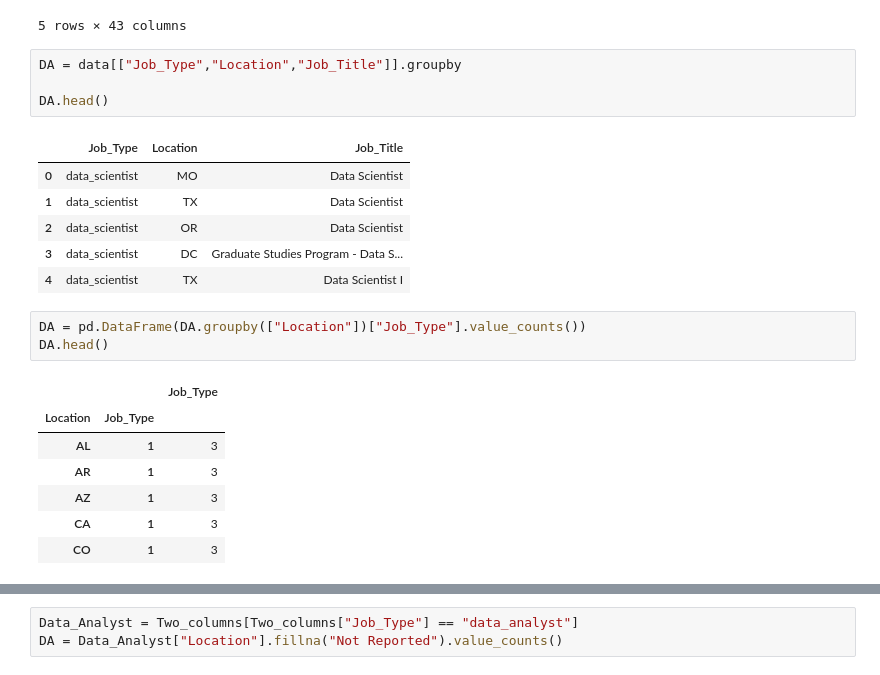
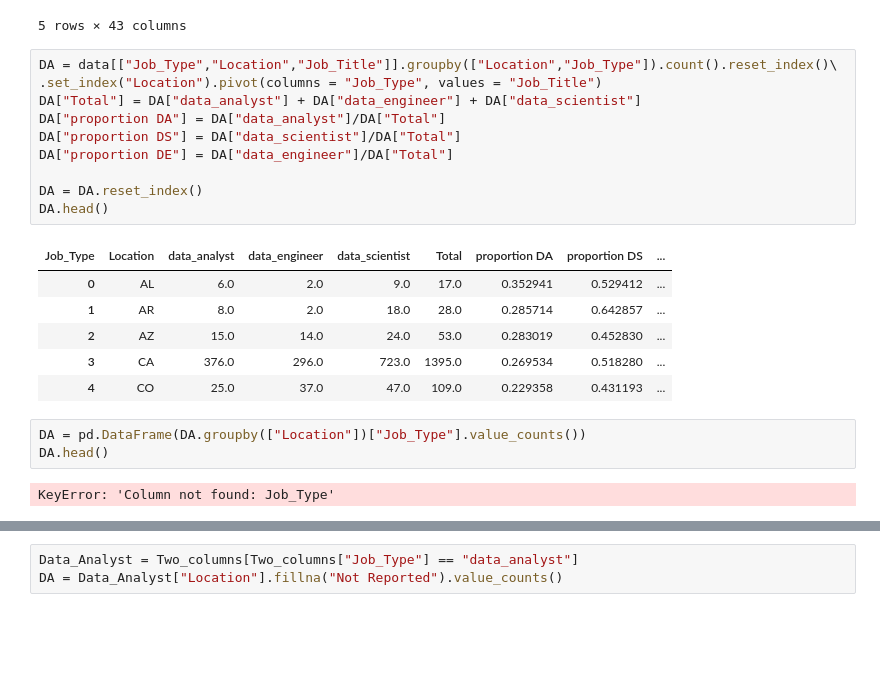
Before and after one commit to wcopeland118/Analysis-of-Data-Job-Salaries, a Jupyter notebook: Shilpa/Data Analyst.ipynb, the cells around one changed output, grey strips where cells are left out. Saved outputs shown, nothing was run; the diff lists cells and outputs as text; blank space fills up the shorter version.

```diff
--- a/Shilpa/Data Analyst.ipynb
+++ b/Shilpa/Data Analyst.ipynb
@@ -306,27 +306,27 @@ data.head()
 | 3 | 3 | Graduate Studies Program - Data S... | https://www.indeed.com/rc/clk?jk=... | <80000 | data_scientist | ['Certified Internal Auditor'] | 1 | Central Intelligence Agency | ... |
 | 4 | 4 | Data Scientist I | https://www.indeed.com/rc/clk?jk=... | <80000 | data_scientist | ['Statistical Software', 'Time Ma... | 7 | Federal Reserve Bank of Dallas | ... |
 5 rows × 43 columns
-# %%
-DA = data[["Job_Type","Location","Job_Title"]].groupby
-
-DA.head()
-# %% [output]
-|  | Job_Type | Location | Job_Title |
-| 0 | data_scientist | MO | Data Scientist |
-| 1 | data_scientist | TX | Data Scientist |
-| 2 | data_scientist | OR | Data Scientist |
-| 3 | data_scientist | DC | Graduate Studies Program - Data S... |
-| 4 | data_scientist | TX | Data Scientist I |
+# %%
+DA = data[["Job_Type","Location","Job_Title"]].groupby(["Location","Job_Type"]).count().reset_index()\
+.set_index("Location").pivot(columns = "Job_Type", values = "Job_Title")
+DA["Total"] = DA["data_analyst"] + DA["data_engineer"] + DA["data_scientist"]
+DA["proportion DA"] = DA["data_analyst"]/DA["Total"]
+DA["proportion DS"] = DA["data_scientist"]/DA["Total"]
+DA["proportion DE"] = DA["data_engineer"]/DA["Total"]
+
+DA = DA.reset_index()
+DA.head()
+# %% [output]
+| Job_Type | Location | data_analyst | data_engineer | data_scientist | Total | proportion DA | proportion DS | ... |
+| 0 | AL | 6.0 | 2.0 | 9.0 | 17.0 | 0.352941 | 0.529412 | ... |
+| 1 | AR | 8.0 | 2.0 | 18.0 | 28.0 | 0.285714 | 0.642857 | ... |
+| 2 | AZ | 15.0 | 14.0 | 24.0 | 53.0 | 0.283019 | 0.452830 | ... |
+| 3 | CA | 376.0 | 296.0 | 723.0 | 1395.0 | 0.269534 | 0.518280 | ... |
+| 4 | CO | 25.0 | 37.0 | 47.0 | 109.0 | 0.229358 | 0.431193 | ... |
 # %%
 DA = pd.DataFrame(DA.groupby(["Location"])["Job_Type"].value_counts())
 DA.head()
 # %% [output]
-|  |  | Job_Type |
-| Location | Job_Type |  |
-| AL | 1 | 3 |
-| AR | 1 | 3 |
-| AZ | 1 | 3 |
-| CA | 1 | 3 |
-| CO | 1 | 3 |
+KeyError: 'Column not found: Job_Type'
 # %%
 fig = go.Figure(data=go.Choropleth(
```
Also changed, not shown: parts of 1 cell of this notebook.
